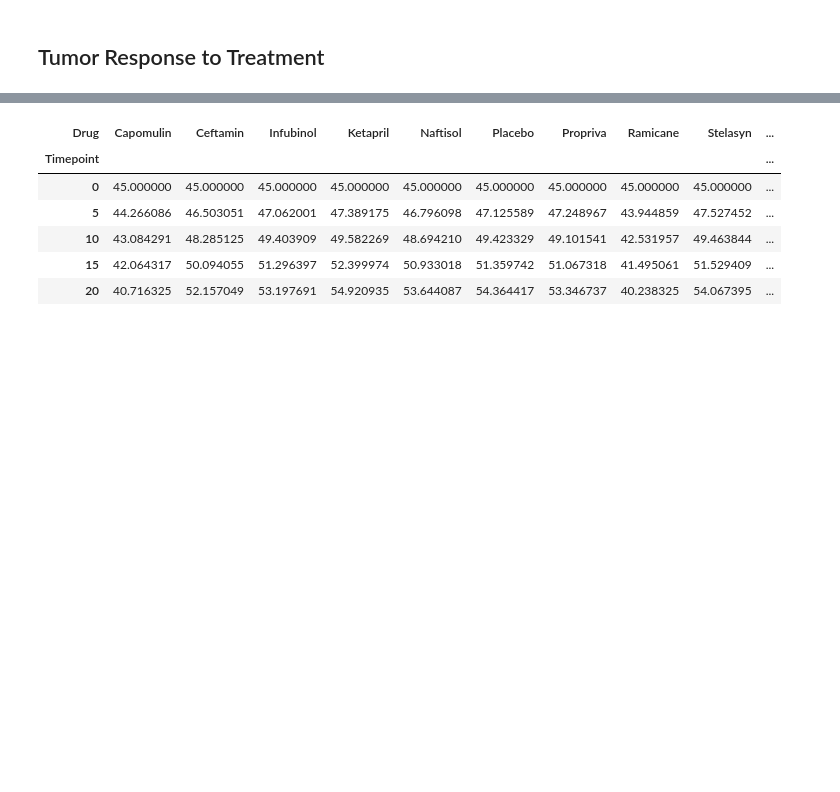
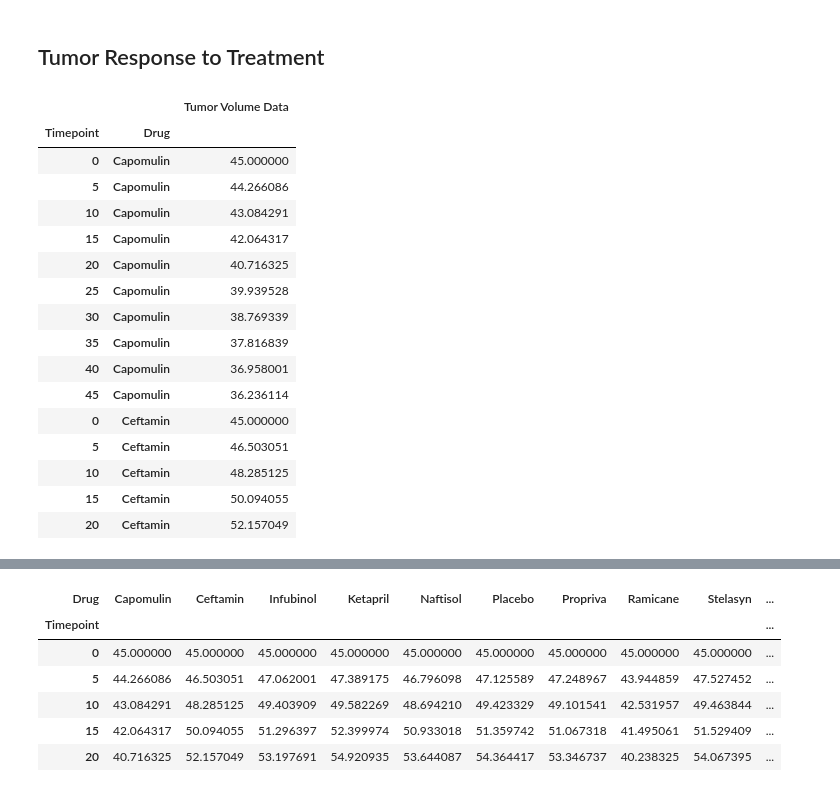
Before and after one commit to Persephone007/Matplotlib, a Jupyter notebook: pymaceuticals_starter.ipynb, the cells around one changed output, grey strips where cells are left out. Cells and saved outputs as stored; diff of their text form; code cells hidden in the pictures; blank space fills up the shorter version.

```diff
--- a/pymaceuticals_starter.ipynb
+++ b/pymaceuticals_starter.ipynb
@@ -21,10 +21,10 @@ drug_data = pd.read_csv(mouse_drug_data_to_load)
 trial_data = pd.read_csv(clinical_trial_data_to_load)
 
 # Combine the data into a single dataset
-combined_trial = trial_data.merge(drug_data, on= "Mouse ID")
+combined_data = trial_data.merge(drug_data, on= "Mouse ID")
 
 # Display the data table for preview
-combined_trial.head(15)
+combined_data.head(15)
 # %% [output]
 |  | Mouse ID | Timepoint | Tumor Volume (mm3) | Metastatic Sites | Drug |
 | 0 | b128 | 0 | 45.000000 | 0 | Capomulin |
@@ -46,7 +46,35 @@ combined_trial.head(15)
 ## Tumor Response to Treatment
 # %%
 # Store the Mean Tumor Volume Data Grouped by Drug and Timepoint
+tumor_mean_volume = combined_data.groupby(["Timepoint","Drug"])["Tumor Volume (mm3)"].mean()
+tumor_mean_volume
 
 # Convert to DataFrame
 
+tumor_volume_df = pd.DataFrame({"Tumor Volume Data":tumor_mean_volume})
+
 # Preview DataFrame
+
+tumor_volume_df.head(30)
+
+tumor_volume_df_1 = tumor_volume_df.sort_values(by=["Drug","Timepoint"], ascending=True)
+
+tumor_volume_df_1.head(15)
+# %% [output]
+|  |  | Tumor Volume Data |
+| Timepoint | Drug |  |
+| 0 | Capomulin | 45.000000 |
+| 5 | Capomulin | 44.266086 |
+| 10 | Capomulin | 43.084291 |
+| 15 | Capomulin | 42.064317 |
+| 20 | Capomulin | 40.716325 |
+| 25 | Capomulin | 39.939528 |
+| 30 | Capomulin | 38.769339 |
+| 35 | Capomulin | 37.816839 |
+| 40 | Capomulin | 36.958001 |
+| 45 | Capomulin | 36.236114 |
+| 0 | Ceftamin | 45.000000 |
+| 5 | Ceftamin | 46.503051 |
+| 10 | Ceftamin | 48.285125 |
+| 15 | Ceftamin | 50.094055 |
+| 20 | Ceftamin | 52.157049 |
```
Also changed, not shown: parts of 3 cells of this notebook.
